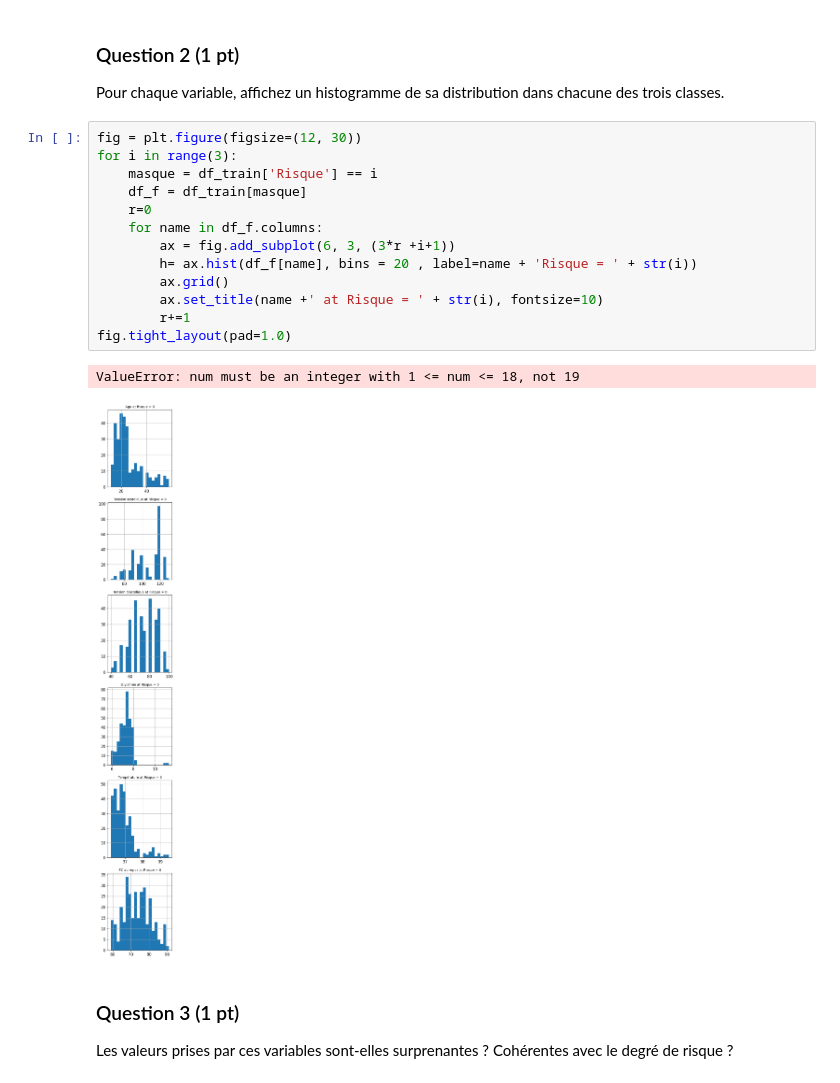
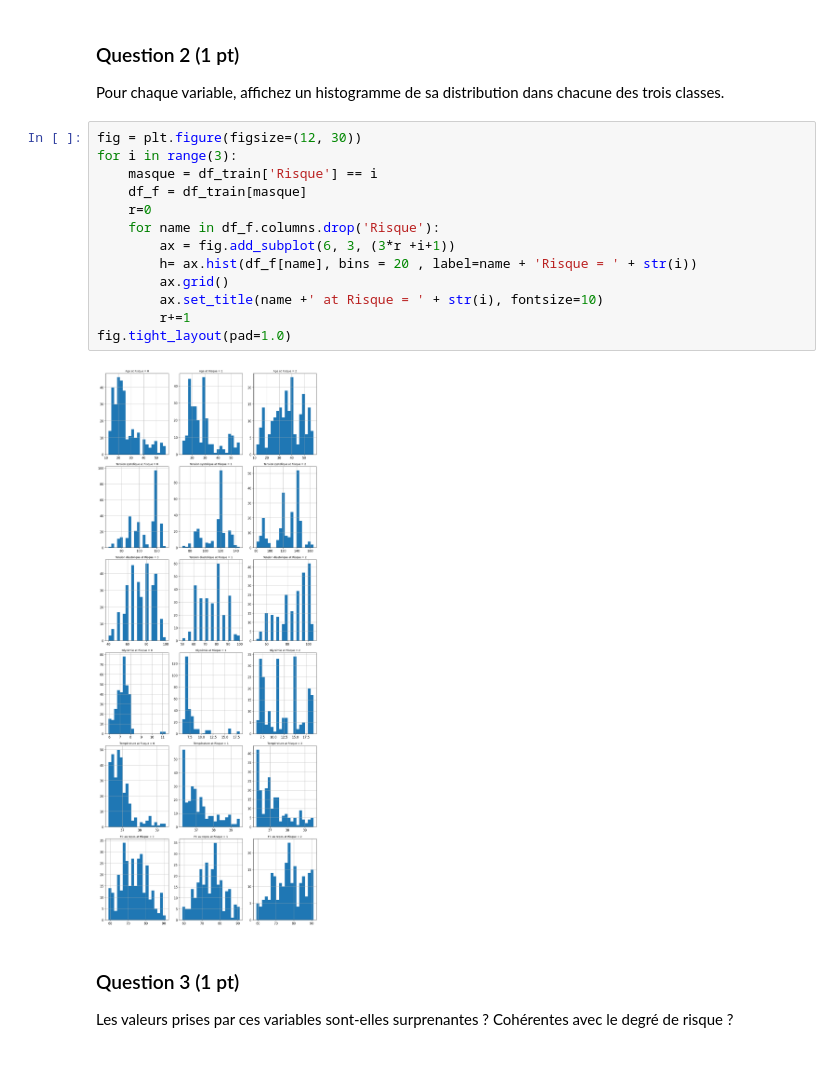
Before and after one commit to simonlamaze/ProjetSDD, a Jupyter notebook: Projet.ipynb, the cells around one changed output. Drawn from its saved outputs; the diff is of its cells as text.

```diff
--- a/Projet.ipynb
+++ b/Projet.ipynb
@@ -83,19 +83,18 @@ Pour chaque variable, affichez un histogramme de sa distribution dans chacune de
 # %%
 fig = plt.figure(figsize=(12, 30))
 for i in range(3):
     masque = df_train['Risque'] == i
     df_f = df_train[masque]
     r=0
-    for name in df_f.columns:
+    for name in df_f.columns.drop('Risque'):
         ax = fig.add_subplot(6, 3, (3*r +i+1))
         h= ax.hist(df_f[name], bins = 20 , label=name + 'Risque = ' + str(i))
         ax.grid()
         ax.set_title(name +' at Risque = ' + str(i), fontsize=10)
         r+=1
 fig.tight_layout(pad=1.0)
 # %% [output]
-ValueError: num must be an integer with 1 <= num <= 18, not 19
-[figure, old version]
+[figure, new version]
 # %% [markdown]
 ### Question 3 (1 pt)
 Les valeurs prises par ces variables sont-elles surprenantes ? Cohérentes avec le degré de risque ?
```
Also changed, not shown: parts of 3 cells of this notebook.
